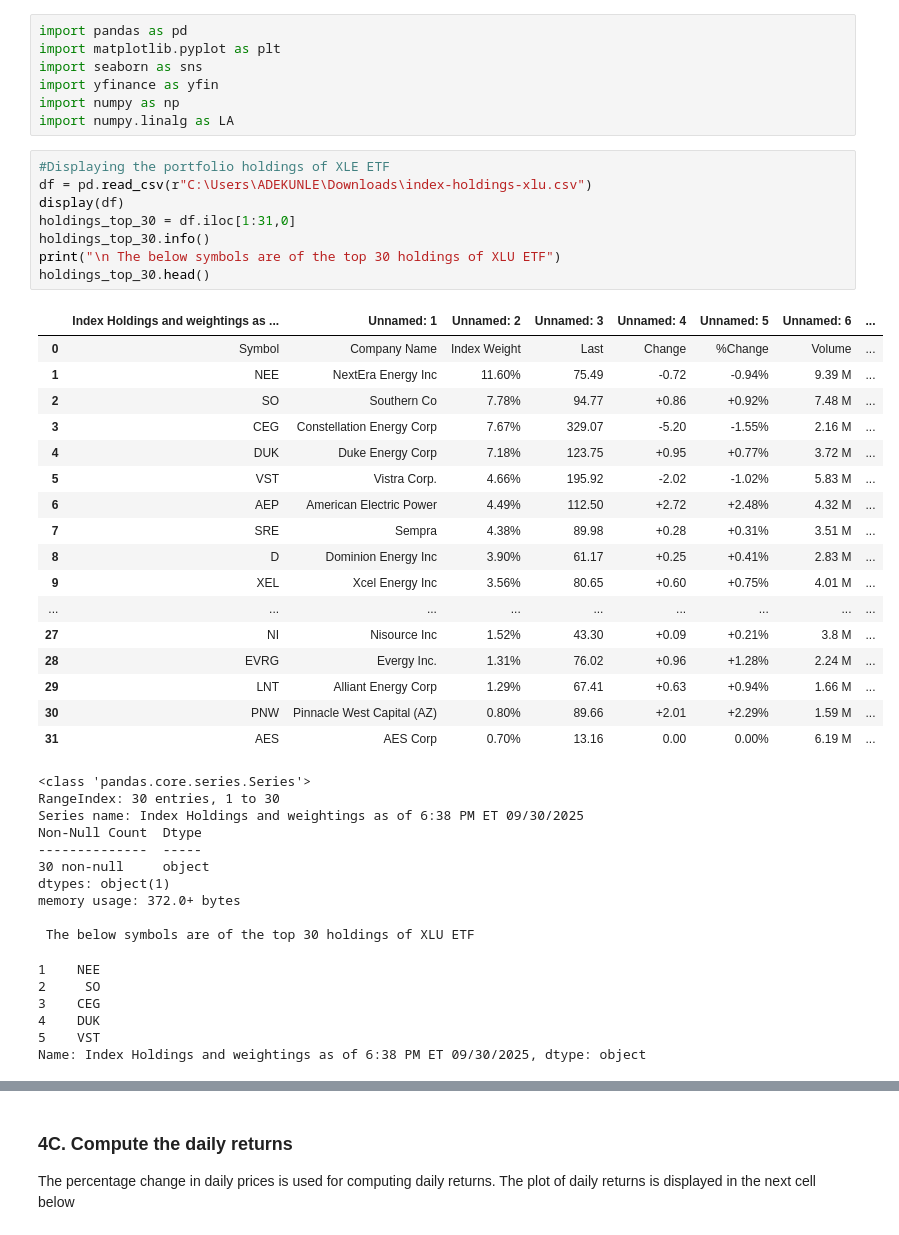
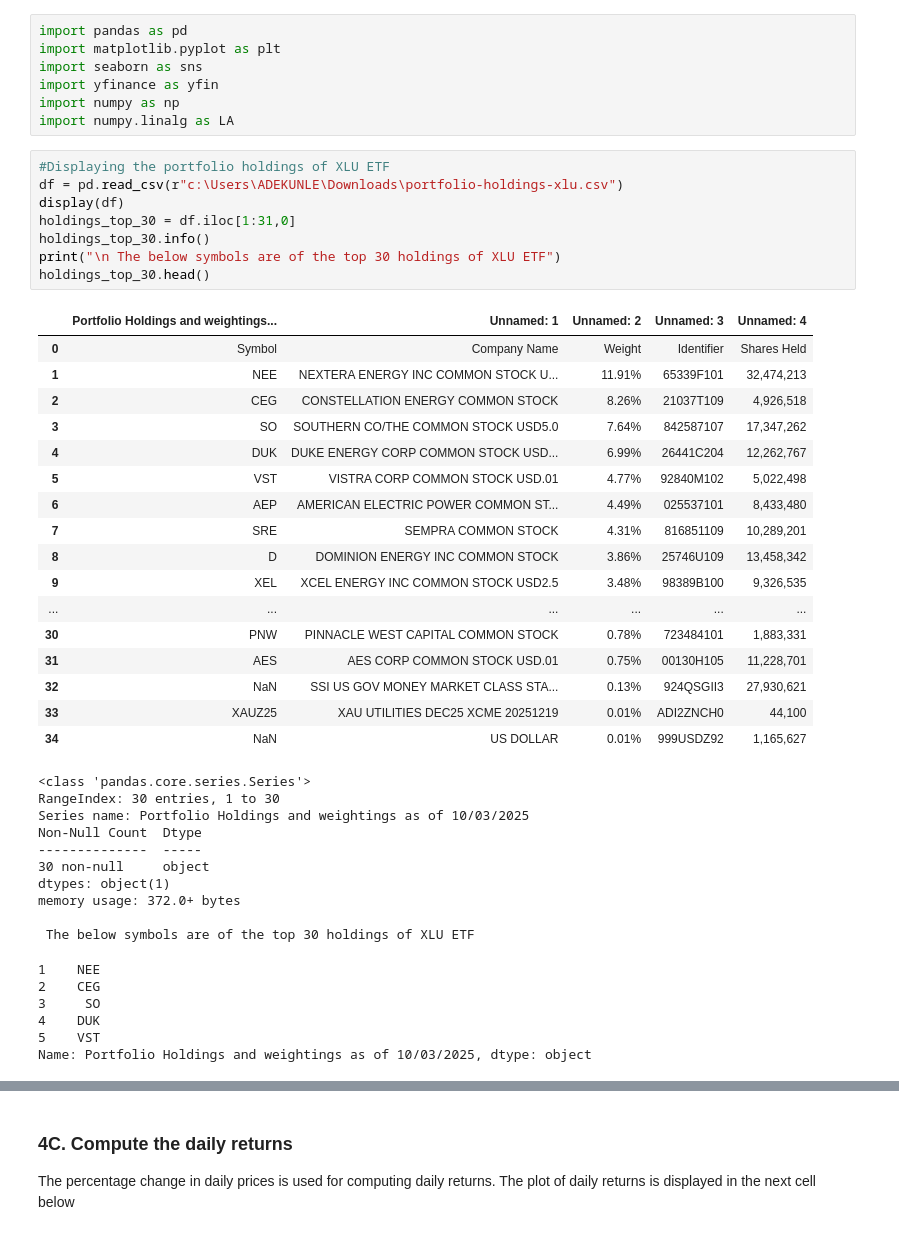
Before and after one commit to Me1rem/EMPIRICAL-ANALYSIS-OF-ETFs, a Jupyter notebook: MSCFE-FD600-GWP1.ipynb, the cells around one changed output, grey strips where cells are left out. Cells and saved outputs as stored; diff of their text form.

```diff
--- a/MSCFE-FD600-GWP1.ipynb
+++ b/MSCFE-FD600-GWP1.ipynb
@@ -14,34 +14,34 @@ import yfinance as yfin
 import numpy as np
 import numpy.linalg as LA
 # %%
-#Displaying the portfolio holdings of XLE ETF
-df = pd.read_csv(r"C:\Users\ADEKUNLE\Downloads\index-holdings-xlu.csv")
+#Displaying the portfolio holdings of XLU ETF
+df = pd.read_csv(r"c:\Users\ADEKUNLE\Downloads\portfolio-holdings-xlu.csv")
 display(df)
 holdings_top_30 = df.iloc[1:31,0]
 holdings_top_30.info()
 print("\n The below symbols are of the top 30 holdings of XLU ETF")
 holdings_top_30.head()
 # %% [output]
-|  | Index Holdings and weightings as ... | Unnamed: 1 | Unnamed: 2 | Unnamed: 3 | Unnamed: 4 | Unnamed: 5 | Unnamed: 6 | ... |
-| 0 | Symbol | Company Name | Index Weight | Last | Change | %Change | Volume | ... |
-| 1 | NEE | NextEra Energy Inc | 11.60% | 75.49 | -0.72 | -0.94% | 9.39 M | ... |
-| 2 | SO | Southern Co | 7.78% | 94.77 | +0.86 | +0.92% | 7.48 M | ... |
-| 3 | CEG | Constellation Energy Corp | 7.67% | 329.07 | -5.20 | -1.55% | 2.16 M | ... |
-| 4 | DUK | Duke Energy Corp | 7.18% | 123.75 | +0.95 | +0.77% | 3.72 M | ... |
-| 5 | VST | Vistra Corp. | 4.66% | 195.92 | -2.02 | -1.02% | 5.83 M | ... |
-| 6 | AEP | American Electric Power | 4.49% | 112.50 | +2.72 | +2.48% | 4.32 M | ... |
-| 7 | SRE | Sempra | 4.38% | 89.98 | +0.28 | +0.31% | 3.51 M | ... |
-| 8 | D | Dominion Energy Inc | 3.90% | 61.17 | +0.25 | +0.41% | 2.83 M | ... |
-| 9 | XEL | Xcel Energy Inc | 3.56% | 80.65 | +0.60 | +0.75% | 4.01 M | ... |
-| ... | ... | ... | ... | ... | ... | ... | ... | ... |
-| 27 | NI | Nisource Inc | 1.52% | 43.30 | +0.09 | +0.21% | 3.8 M | ... |
-| 28 | EVRG | Evergy Inc. | 1.31% | 76.02 | +0.96 | +1.28% | 2.24 M | ... |
-| 29 | LNT | Alliant Energy Corp | 1.29% | 67.41 | +0.63 | +0.94% | 1.66 M | ... |
-| 30 | PNW | Pinnacle West Capital (AZ) | 0.80% | 89.66 | +2.01 | +2.29% | 1.59 M | ... |
-| 31 | AES | AES Corp | 0.70% | 13.16 | 0.00 | 0.00% | 6.19 M | ... |
+|  | Portfolio Holdings and weightings... | Unnamed: 1 | Unnamed: 2 | Unnamed: 3 | Unnamed: 4 |
+| 0 | Symbol | Company Name | Weight | Identifier | Shares Held |
+| 1 | NEE | NEXTERA ENERGY INC COMMON STOCK U... | 11.91% | 65339F101 | 32,474,213 |
+| 2 | CEG | CONSTELLATION ENERGY COMMON STOCK | 8.26% | 21037T109 | 4,926,518 |
+| 3 | SO | SOUTHERN CO/THE COMMON STOCK USD5.0 | 7.64% | 842587107 | 17,347,262 |
+| 4 | DUK | DUKE ENERGY CORP COMMON STOCK USD... | 6.99% | 26441C204 | 12,262,767 |
+| 5 | VST | VISTRA CORP COMMON STOCK USD.01 | 4.77% | 92840M102 | 5,022,498 |
+| 6 | AEP | AMERICAN ELECTRIC POWER COMMON ST... | 4.49% | 025537101 | 8,433,480 |
+| 7 | SRE | SEMPRA COMMON STOCK | 4.31% | 816851109 | 10,289,201 |
+| 8 | D | DOMINION ENERGY INC COMMON STOCK | 3.86% | 25746U109 | 13,458,342 |
+| 9 | XEL | XCEL ENERGY INC COMMON STOCK USD2.5 | 3.48% | 98389B100 | 9,326,535 |
+| ... | ... | ... | ... | ... | ... |
+| 30 | PNW | PINNACLE WEST CAPITAL COMMON STOCK | 0.78% | 723484101 | 1,883,331 |
+| 31 | AES | AES CORP COMMON STOCK USD.01 | 0.75% | 00130H105 | 11,228,701 |
+| 32 | NaN | SSI US GOV MONEY MARKET CLASS STA... | 0.13% | 924QSGII3 | 27,930,621 |
+| 33 | XAUZ25 | XAU UTILITIES DEC25 XCME 20251219 | 0.01% | ADI2ZNCH0 | 44,100 |
+| 34 | NaN | US DOLLAR | 0.01% | 999USDZ92 | 1,165,627 |
 <class 'pandas.core.series.Series'>
 RangeIndex: 30 entries, 1 to 30
-Series name: Index Holdings and weightings as of 6:38 PM ET 09/30/2025
+Series name: Portfolio Holdings and weightings as of 10/03/2025
 Non-Null Count  Dtype
 --------------  -----
 30 non-null     object
@@ -50,11 +50,11 @@ memory usage: 372.0+ bytes
 
  The below symbols are of the top 30 holdings of XLU ETF
 1    NEE
-2     SO
-3    CEG
+2    CEG
+3     SO
 4    DUK
 5    VST
-Name: Index Holdings and weightings as of 6:38 PM ET 09/30/2025, dtype: object
+Name: Portfolio Holdings and weightings as of 10/03/2025, dtype: object
 # %%
 #Dropping null values if any
 holdings_top_30 = holdings_top_30.dropna().to_list()
```
Also changed, not shown: parts of 15 cells of this notebook.
